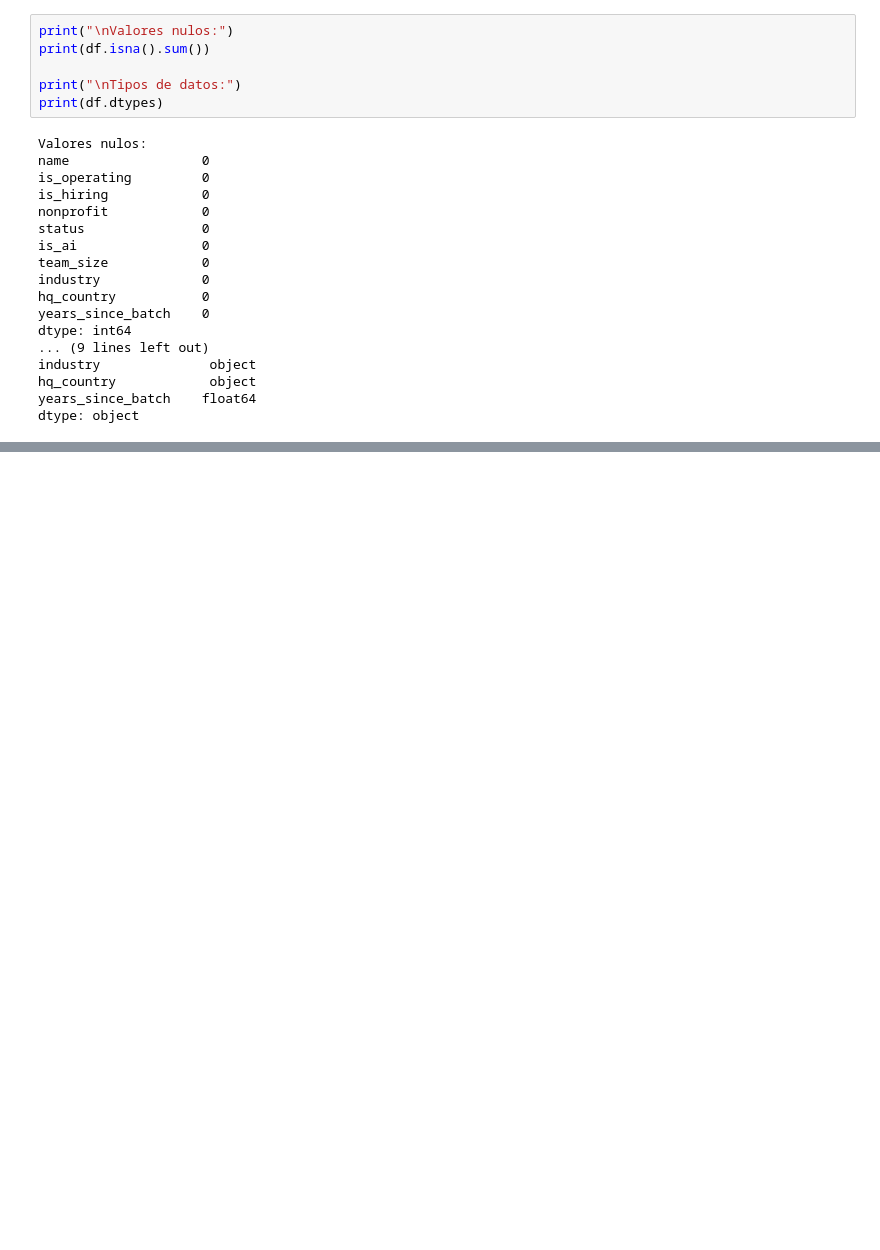
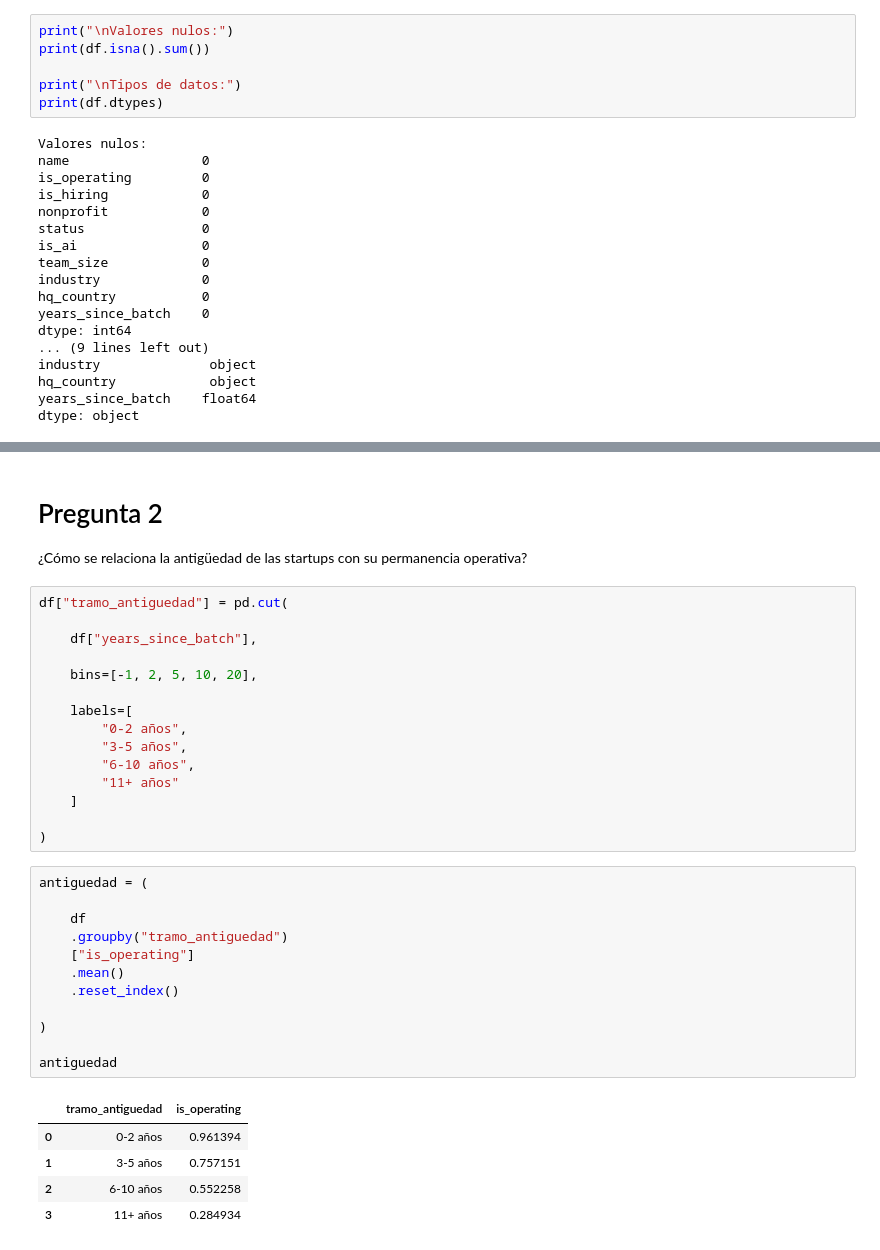
Before and after one commit to DanielCas7illo/U-Andres-Bello, a Jupyter notebook: F4/F4_AnálisisyResultados.ipynb, the cells around one changed output, grey strips where cells are left out. Saved outputs shown, nothing was run; the diff lists cells and outputs as text; blank space fills up the shorter version.

```diff
--- a/F4/F4_AnálisisyResultados.ipynb
+++ b/F4/F4_AnálisisyResultados.ipynb
@@ -158,0 +233,36 @@ print(df.shape)
+# %% [markdown]
+# Pregunta 2
+¿Cómo se relaciona la antigüedad de las startups con su permanencia operativa?
+# %%
+df["tramo_antiguedad"] = pd.cut(
+
+    df["years_since_batch"],
+
+    bins=[-1, 2, 5, 10, 20],
+
+    labels=[
+        "0-2 años",
+        "3-5 años",
+        "6-10 años",
+        "11+ años"
+    ]
+
+)
+# %%
+antiguedad = (
+
+    df
+    .groupby("tramo_antiguedad")
+    ["is_operating"]
+    .mean()
+    .reset_index()
+
+)
+
+antiguedad
+# %% [output]
+|  | tramo_antiguedad | is_operating |
+| 0 | 0-2 años | 0.961394 |
+| 1 | 3-5 años | 0.757151 |
+| 2 | 6-10 años | 0.552258 |
+| 3 | 11+ años | 0.284934 |
```
Also changed, not shown: parts of 7 cells of this notebook, 1 other file.
